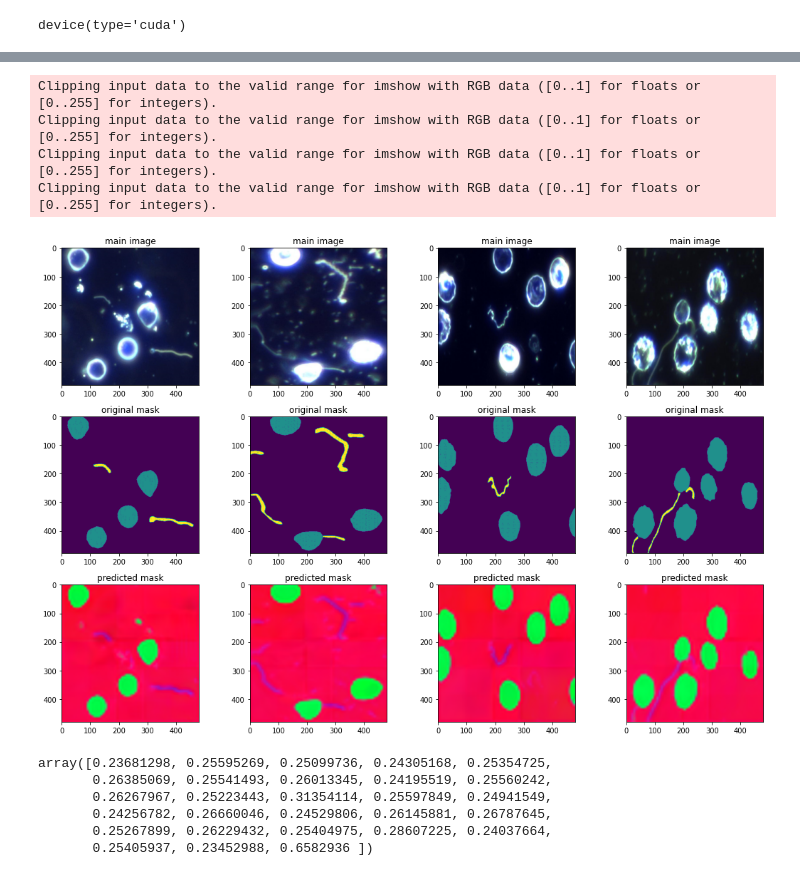
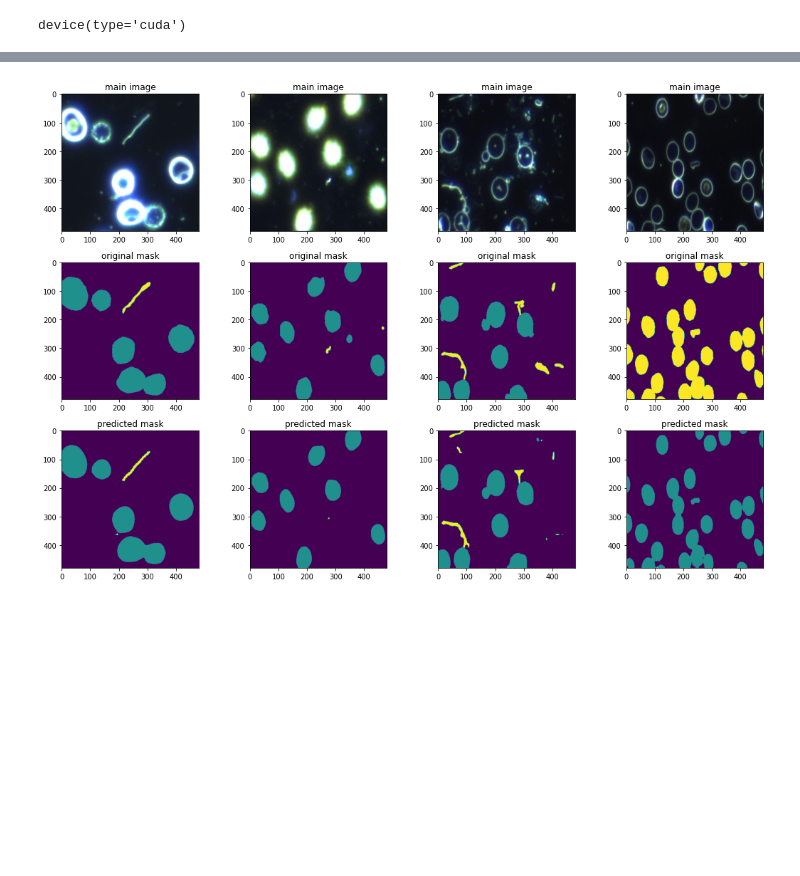
Before and after one commit to MahdiEsrafili/image_segmentation, a Jupyter notebook: bacterial_segmentaion.ipynb, the cells around one changed output, grey strips where cells are left out. Drawn from its saved outputs; the diff is of its cells as text; code cells hidden in the pictures; blank space fills up the shorter version.

Commit message:
fixes label issue, adds new train and inference function

```diff
--- a/bacterial_segmentaion.ipynb
+++ b/bacterial_segmentaion.ipynb
@@ -164,3 +194,3 @@ dataloaders = {'train': train_loader,
 # %%
-train(model, optimizer, criterion, lr_scheduler, dataloaders)
+model, loss_history = train(model, optimizer, criterion, lr_scheduler, dataloaders)
 # %% [output]
@@ -177,11 +213,11 @@ train(model, optimizer, criterion, lr_scheduler, dataloaders)
 # %%
-with open('/content/model.pt', 'wb') as f:
+with open('/content/bacterial_semantic_model.pt', 'wb') as f:
   torch.save(model,f)
 
-!cp /content/model.pt /content/drive/MyDrive/bacterial_segmentation/
+!cp /content/bacterial_semantic_model.pt /content/drive/MyDrive/bacterial_segmentation/
 # %%
-!cp /content/drive/MyDrive/bacterial_segmentation/model.pt /content/
-model = torch.load('/content/model.pt')
+!cp /content/drive/MyDrive/bacterial_segmentation/bacterial_semantic_model.pt /content/
+model = torch.load('/content/bacterial_semantic_model.pt')
 # %%
 def test(model, dataloaders, criterion):
   with torch.no_grad():
@@ -189,13 +225,15 @@ def test(model, dataloaders, criterion):
     ground_truth = []
     losses = np.array([])
     model.eval()
-    for (images, masks) in dataloaders['test']:
-      images = images.to(device)
-      masks = masks.to(device)
+    for (images, masks) in dataloaders['test_loader']:
+      images = images.to(device).float()
+      masks = masks.to(device).long()
       preds = model(images)
       results.append(preds['out'].cpu())
       loss = criterion(preds['out'], masks)
       losses = np.append(losses, loss.item())
+
+    print(f'test loss = {losses.mean():.5f}')
     return results, losses
 # %%
 results, losses = test(model, dataloaders, criterion)
@@ -202,33 +242,20 @@ results, losses = test(model, dataloaders, criterion)
 # %%
 plt.figure(figsize=(15, 10))
-test_img = iter(test_loader)
+test_img = iter(dataloaders['test_loader'])
 for batches in results:
   grounds = next(test_img)
   for i, pred in enumerate(batches):
     plt.subplot(3, 4, i+1)
     plt.title('main image')
-    plt.imshow(grounds[0][i].permute(1,2,0))
+    plt.imshow(unnormalizer(grounds[0][i]).permute(1,2,0))
     plt.subplot(3, 4, 4+i+1)
     plt.title('original mask')
-    plt.imshow(grounds[1][i][0])
+    plt.imshow(grounds[1][i])
     plt.subplot(3, 4, 8+i+1)
     plt.title('predicted mask')
-    plt.imshow(pred.permute(1,2,0))
+    plt.imshow(pred.argmax(dim=0))
   break
 
 plt.tight_layout()
 # %% [output]
-Clipping input data to the valid range for imshow with RGB data ([0..1] for floats or [0..255] for integers).
-Clipping input data to the valid range for imshow with RGB data ([0..1] for floats or [0..255] for integers).
-Clipping input data to the valid range for imshow with RGB data ([0..1] for floats or [0..255] for integers).
-Clipping input data to the valid range for imshow with RGB data ([0..1] for floats or [0..255] for integers).
-[figure, old version]
+[figure, new version]
-# %%
-losses
-# %% [output]
-array([0.23681298, 0.25595269, 0.25099736, 0.24305168, 0.25354725,
-       0.26385069, 0.25541493, 0.26013345, 0.24195519, 0.25560242,
-       0.26267967, 0.25223443, 0.31354114, 0.25597849, 0.24941549,
-       0.24256782, 0.26660046, 0.24529806, 0.26145881, 0.26787645,
-       0.25267899, 0.26229432, 0.25404975, 0.28607225, 0.24037664,
-       0.25405937, 0.23452988, 0.6582936 ])
```
Also changed, not shown: parts of 12 cells of this notebook.
